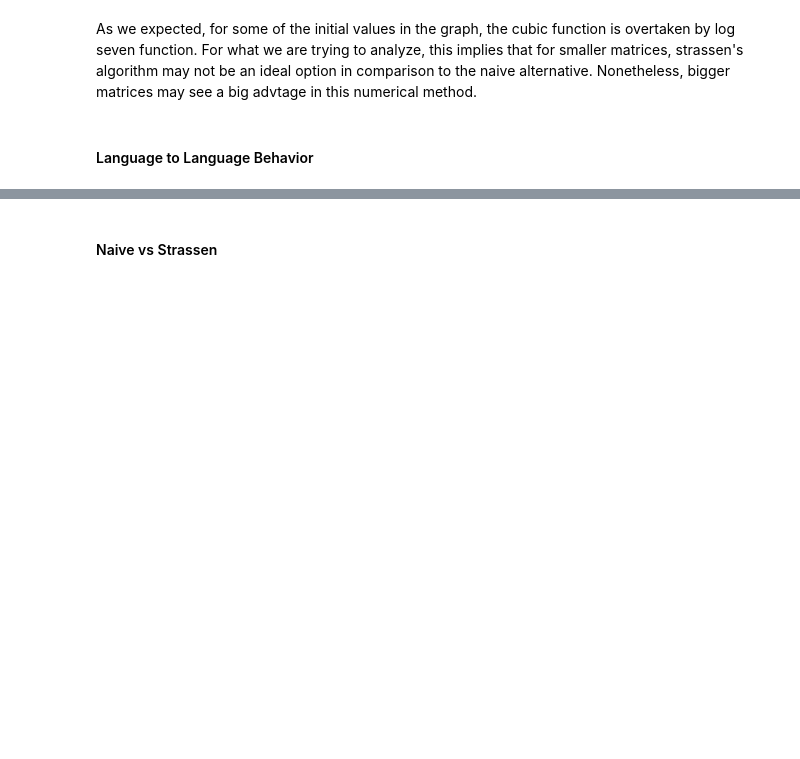
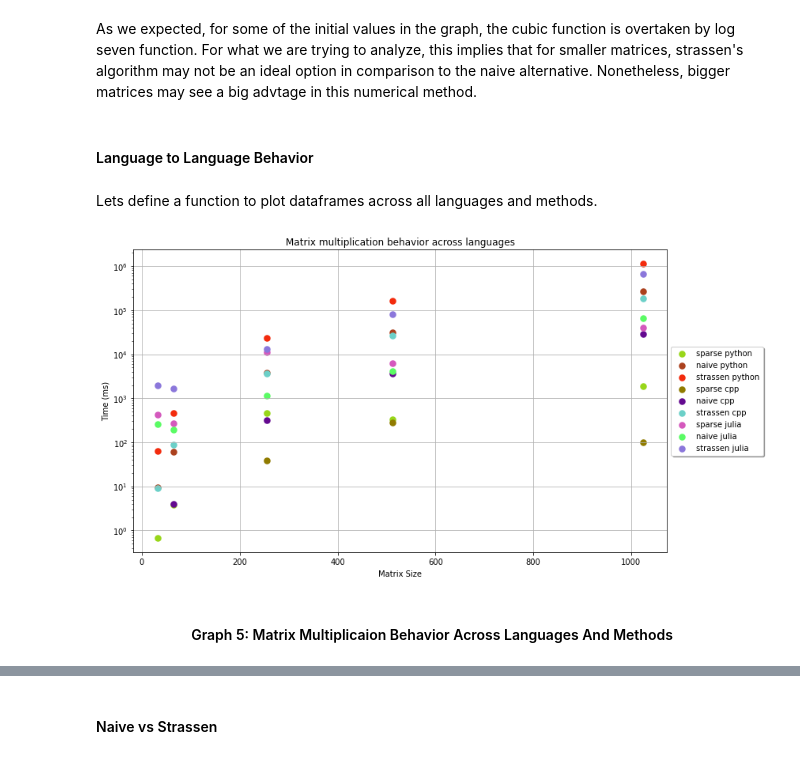
Before and after one commit to Drew138/numerical-analysis, a Jupyter notebook: A Comparison Between Different Matrix Multiplication Methods.ipynb, the cells around one changed output, grey strips where cells are left out. Cells and saved outputs as stored; diff of their text form; code cells hidden in the pictures; blank space fills up the shorter version.

```diff
--- a/A Comparison Between Different Matrix Multiplication Methods.ipynb
+++ b/A Comparison Between Different Matrix Multiplication Methods.ipynb
@@ -377,4 +377,36 @@ O(N^2.8) is greater than O(N^3) at some point:  True
 As we expected, for some of the initial values in the graph, the cubic function is overtaken by log seven function. For what we are trying to analyze, this implies that for smaller matrices, strassen's algorithm may not be an ideal option in comparison to the naive alternative. Nonetheless, bigger matrices may see a big advtage in this numerical method.
 # %% [markdown]
 #### Language to Language Behavior
+# %% [markdown]
+Lets define a function to plot dataframes across all languages and methods.
+# %%
+def plot_all(dataframes):
+    _, ax = plt.subplots(figsize=(10, 6))
+    for df in dataframes:
+
+        ax.scatter(
+            df["matrix_size"],
+            df["time"],
+            label=f'{df.iloc[0]["algorithm"]} {df.iloc[0]["language"]}',
+            color="#%06x" % random.randint(0, 0xFFFFFF),  # generate random color
+            linewidth=2.5)
+    plt.grid(True)
+    plt.tight_layout()
+    ax.set_title(f'Matrix multiplication behavior across languages')
+    ax.set_xlabel('Matrix Size', labelpad=5)
+    ax.set_ylabel("Time (ms)")
+    ax.set_yscale('log')
+    ax.legend(
+        loc='center left',
+        bbox_to_anchor=(1, 0.5),
+        fancybox=True,
+        shadow=True, ncol=1
+    )
+    plt.show()
+# %%
+plot_all([*python_dfs, *cpp_dfs, *julia_dfs])
+# %% [output]
+[figure, added]
+# %% [markdown]
+<h4 align="center"> Graph 5: Matrix Multiplicaion Behavior Across Languages And Methods</h4>
 # %% [markdown]
```
Also changed, not shown: parts of 8 cells of this notebook.
